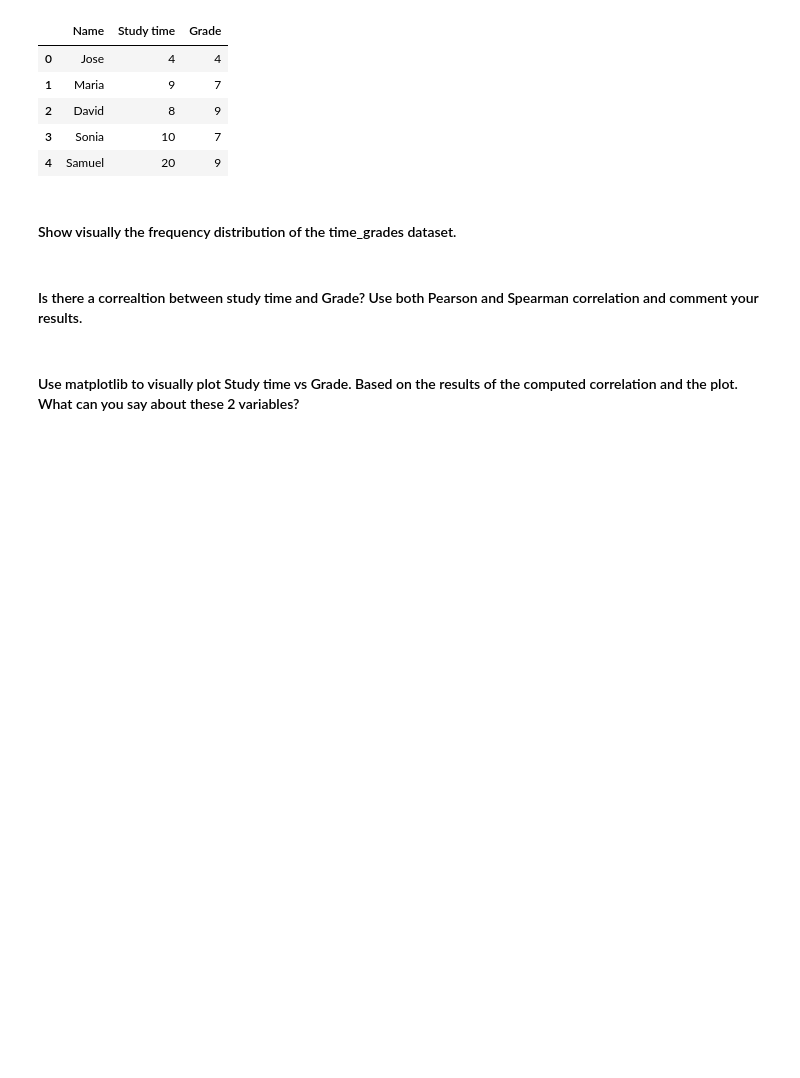
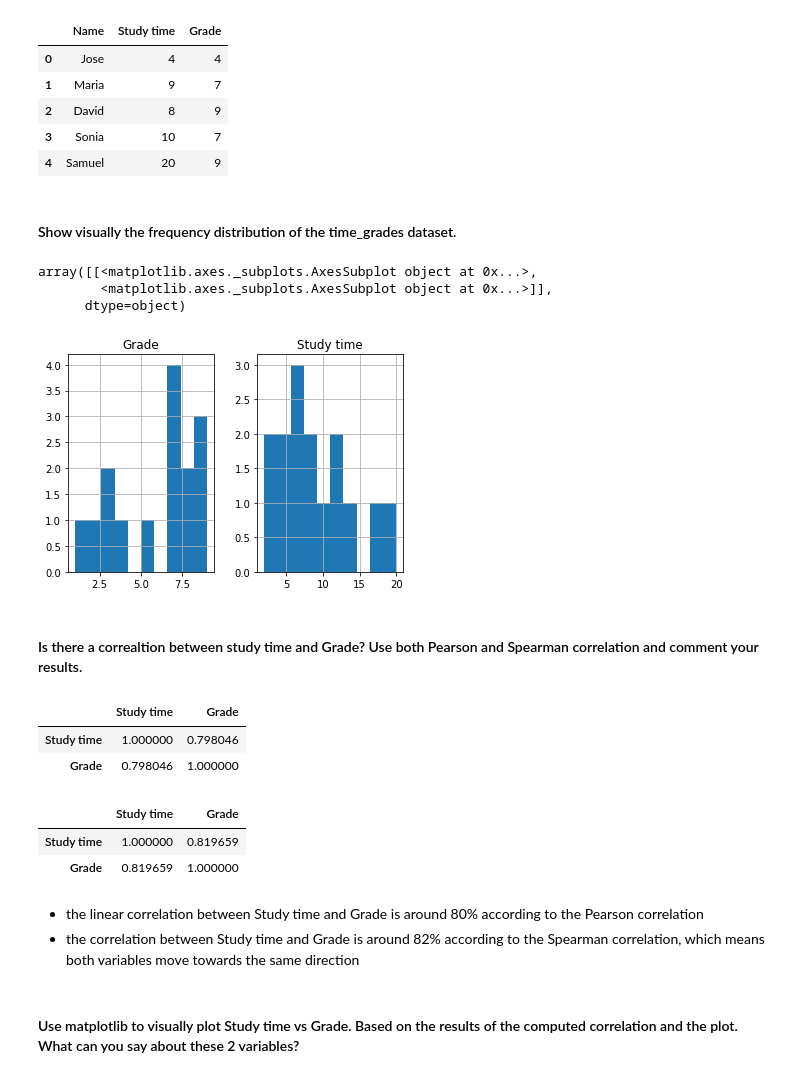
Before and after one commit to marisfont/madrid-oct-2018, a Jupyter notebook: module-2/lab-pivot-table-and-correlation/your_code/main.ipynb, the cells around one changed output. Drawn from its saved outputs; the diff is of its cells as text; code cells hidden in the pictures; blank space fills up the shorter version.

```diff
--- a/module-2/lab-pivot-table-and-correlation/your_code/main.ipynb
+++ b/module-2/lab-pivot-table-and-correlation/your_code/main.ipynb
@@ -306,2 +304,9 @@ time_grades.head()
+# %%
+time_grades.hist()
+# %% [output]
+array([[<matplotlib.axes._subplots.AxesSubplot object at 0x...>,
+        <matplotlib.axes._subplots.AxesSubplot object at 0x...>]],
+      dtype=object)
+[figure, added]
 # %% [markdown]
 #### Is there a correaltion between study time and Grade? Use both Pearson and Spearman correlation and comment your results.
@@ -312,2 +313,19 @@ time_grades.head()
+# %%
+# Pearson
+time_grades.corr()
+# %% [output]
+|  | Study time | Grade |
+| Study time | 1.000000 | 0.798046 |
+| Grade | 0.798046 | 1.000000 |
+# %%
+# Spearman
+time_grades.corr(method='spearman')
+# %% [output]
+|  | Study time | Grade |
+| Study time | 1.000000 | 0.819659 |
+| Grade | 0.819659 | 1.000000 |
+# %% [markdown]
+- the linear correlation between Study time and Grade is around 80% according to the Pearson correlation
+- the correlation between Study time and Grade is around 82% according to the Spearman correlation, which means both variables move towards the same direction
 # %% [markdown]
 #### Use matplotlib to visually plot Study time vs Grade. Based on the results of the computed correlation and the plot. What can you say about these 2 variables?
```
Also changed, not shown: parts of 9 cells of this notebook.
